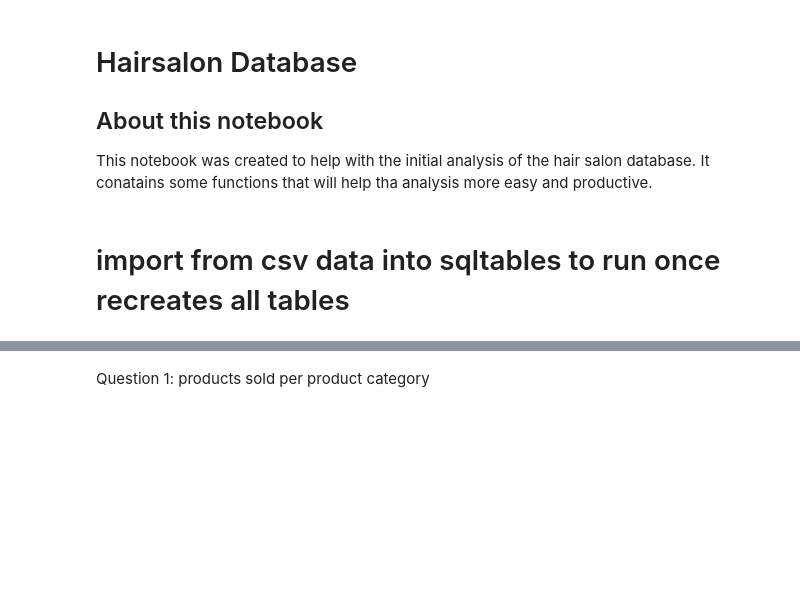
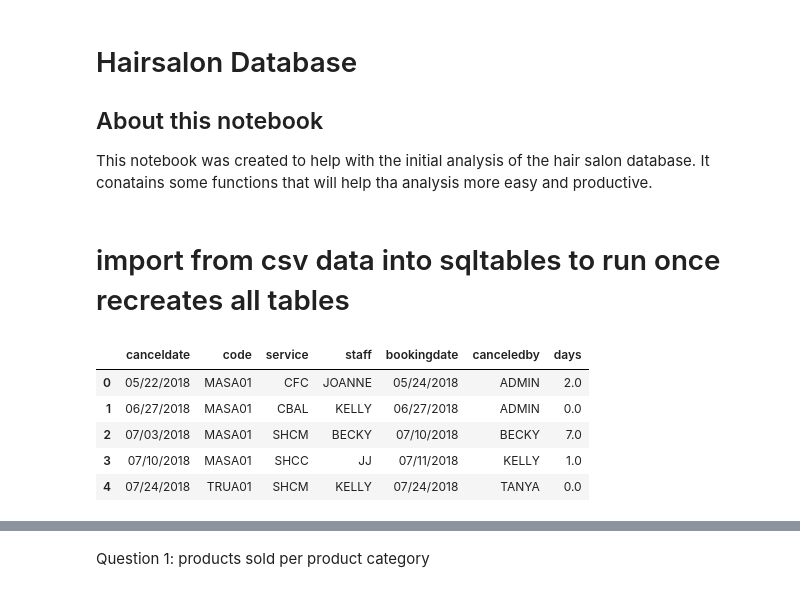
Before and after one commit to ericma007/p1, a Jupyter notebook: notebooks/init-database-exploration.ipynb, the cells around one changed output, grey strips where cells are left out. Drawn from its saved outputs; the diff is of its cells as text; code cells hidden in the pictures; blank space fills up the shorter version.

```diff
--- a/notebooks/init-database-exploration.ipynb
+++ b/notebooks/init-database-exploration.ipynb
@@ -93,3 +94,11 @@ for f in file_tuple:
 db.commit()
 # %%
 cancellations = readSQL('''SELECT * FROM cancellation''')
+cancellations.head()
+# %% [output]
+|  | canceldate | code | service | staff | bookingdate | canceledby | days |
+| 0 | 05/22/2018 | MASA01 | CFC | JOANNE | 05/24/2018 | ADMIN | 2.0 |
+| 1 | 06/27/2018 | MASA01 | CBAL | KELLY | 06/27/2018 | ADMIN | 0.0 |
+| 2 | 07/03/2018 | MASA01 | SHCM | BECKY | 07/10/2018 | BECKY | 7.0 |
+| 3 | 07/10/2018 | MASA01 | SHCC | JJ | 07/11/2018 | KELLY | 1.0 |
+| 4 | 07/24/2018 | TRUA01 | SHCM | KELLY | 07/24/2018 | TANYA | 0.0 |
```
Also changed, not shown: parts of 11 cells of this notebook, 4 other files.
